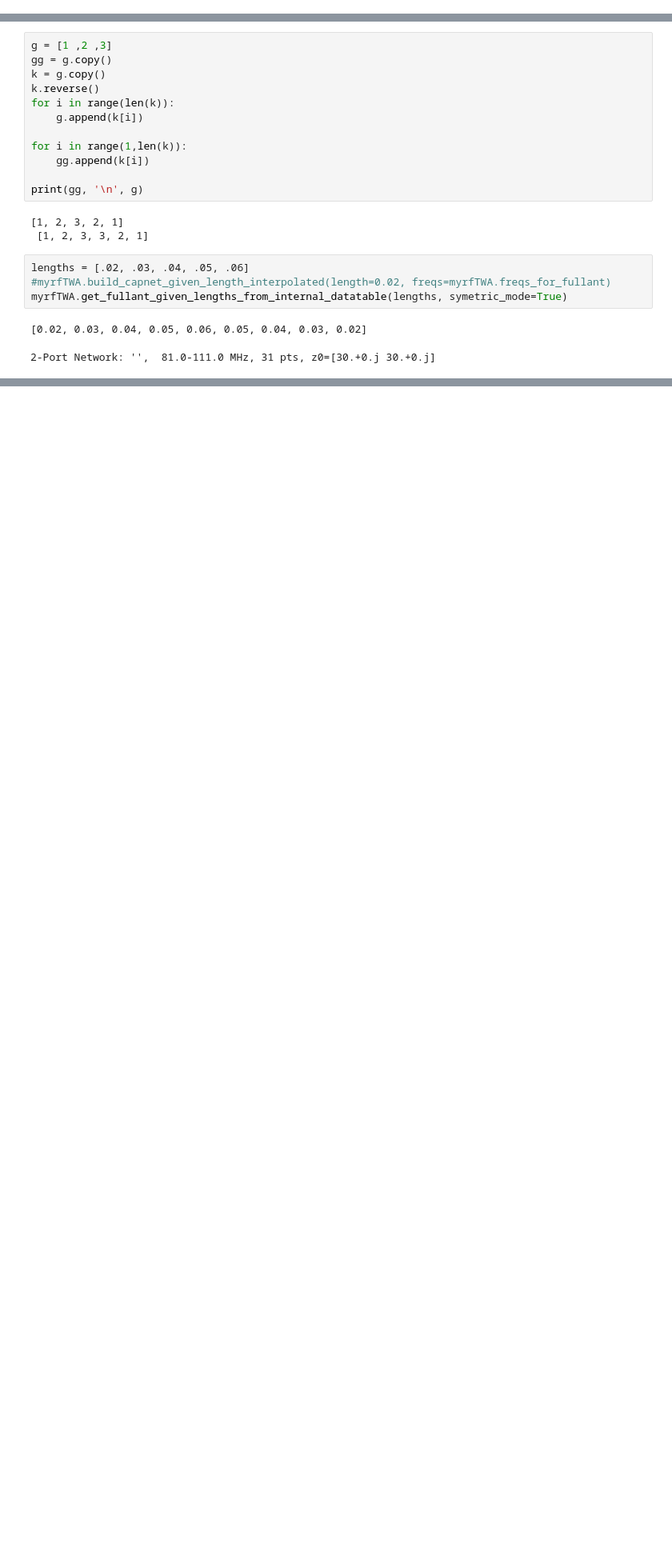
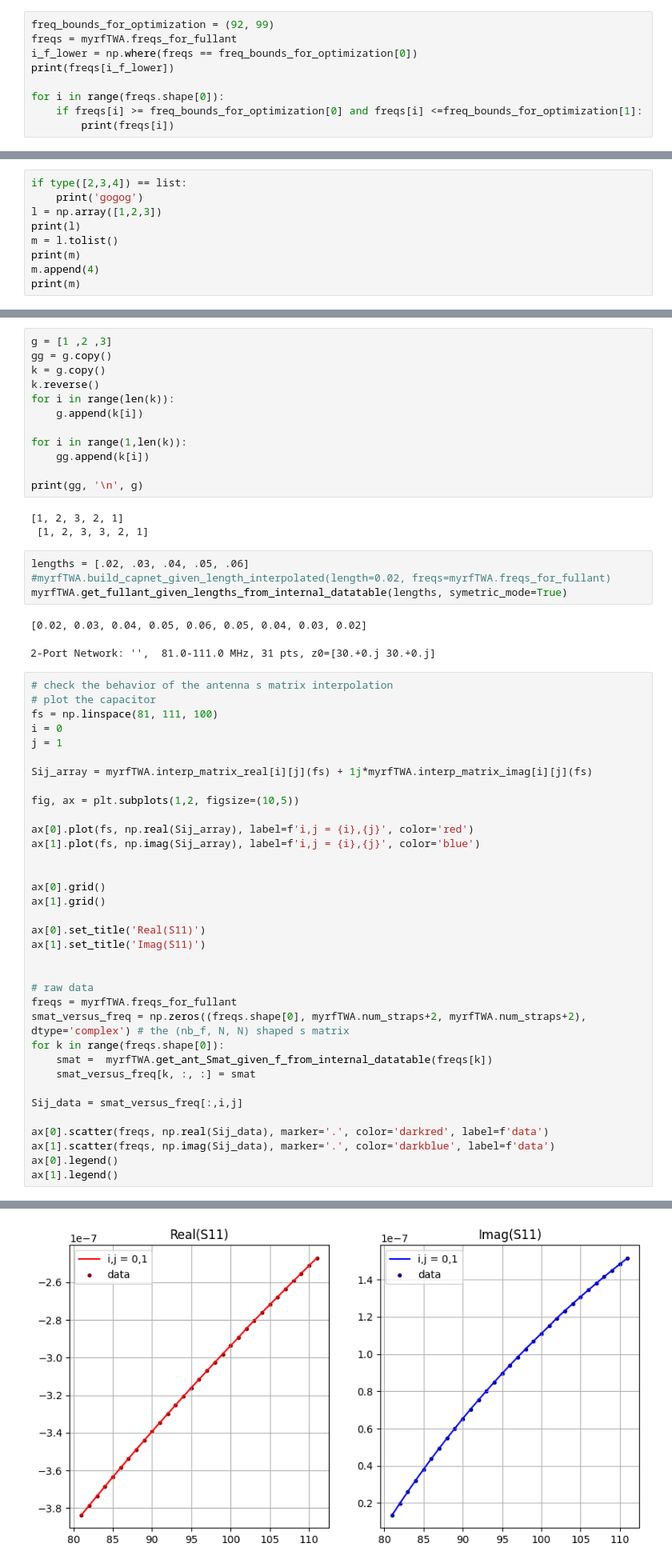
Before and after one commit to vandelij/TWA_circuit, a Jupyter notebook: testing_new_class.ipynb, the cells around one changed output, grey strips where cells are left out. Shown at 80% size. Saved outputs shown, nothing was run; the diff lists cells and outputs as text; blank space fills up the shorter version.

```diff
--- a/testing_new_class.ipynb
+++ b/testing_new_class.ipynb
@@ -348,0 +429,9 @@ def error_function(prm):
+# %%
+freq_bounds_for_optimization = (92, 99)
+freqs = myrfTWA.freqs_for_fullant
+i_f_lower = np.where(freqs == freq_bounds_for_optimization[0])
+print(freqs[i_f_lower])
+
+for i in range(freqs.shape[0]):
+    if freqs[i] >= freq_bounds_for_optimization[0] and freqs[i] <=freq_bounds_for_optimization[1]:
+        print(freqs[i])
@@ -348,0 +448,9 @@ def error_function(prm):
+# %%
+if type([2,3,4]) == list:
+    print('gogog')
+l = np.array([1,2,3])
+print(l)
+m = l.tolist()
+print(m)
+m.append(4)
+print(m)
@@ -414,3 +527,39 @@ myrfTWA.get_fullant_given_lengths_from_internal_datatable(lengths, symetric_mode
 # %% [output]
 [0.02, 0.03, 0.04, 0.05, 0.06, 0.05, 0.04, 0.03, 0.02]
 2-Port Network: '',  81.0-111.0 MHz, 31 pts, z0=[30.+0.j 30.+0.j]
+# %%
+# check the behavior of the antenna s matrix interpolation
+# plot the capacitor
+fs = np.linspace(81, 111, 100)
+i = 0
+j = 1
+
+Sij_array = myrfTWA.interp_matrix_real[i][j](fs) + 1j*myrfTWA.interp_matrix_imag[i][j](fs)
+
+fig, ax = plt.subplots(1,2, figsize=(10,5))
+
+ax[0].plot(fs, np.real(Sij_array), label=f'i,j = {i},{j}', color='red')
+ax[1].plot(fs, np.imag(Sij_array), label=f'i,j = {i},{j}', color='blue')
+
+
+ax[0].grid()
+ax[1].grid()
+
+ax[0].set_title('Real(S11)')
+ax[1].set_title('Imag(S11)')
+
+
+# raw data
+freqs = myrfTWA.freqs_for_fullant
+smat_versus_freq = np.zeros((freqs.shape[0], myrfTWA.num_straps+2, myrfTWA.num_straps+2), dtype='complex') # the (nb_f, N, N) shaped s matrix
+for k in range(freqs.shape[0]):
+    smat =  myrfTWA.get_ant_Smat_given_f_from_internal_datatable(freqs[k])
+    smat_versus_freq[k, :, :] = smat
+
+Sij_data = smat_versus_freq[:,i,j]
+
+ax[0].scatter(freqs, np.real(Sij_data), marker='.', color='darkred', label=f'data')
+ax[1].scatter(freqs, np.imag(Sij_data), marker='.', color='darkblue', label=f'data')
+ax[0].legend()
+ax[1].legend()
+# %% [output]
@@ -416,0 +567 @@ myrfTWA.get_fullant_given_lengths_from_internal_datatable(lengths, symetric_mode
+[figure, added]
```
Also changed, not shown: parts of 10 cells of this notebook, 1 other file.
